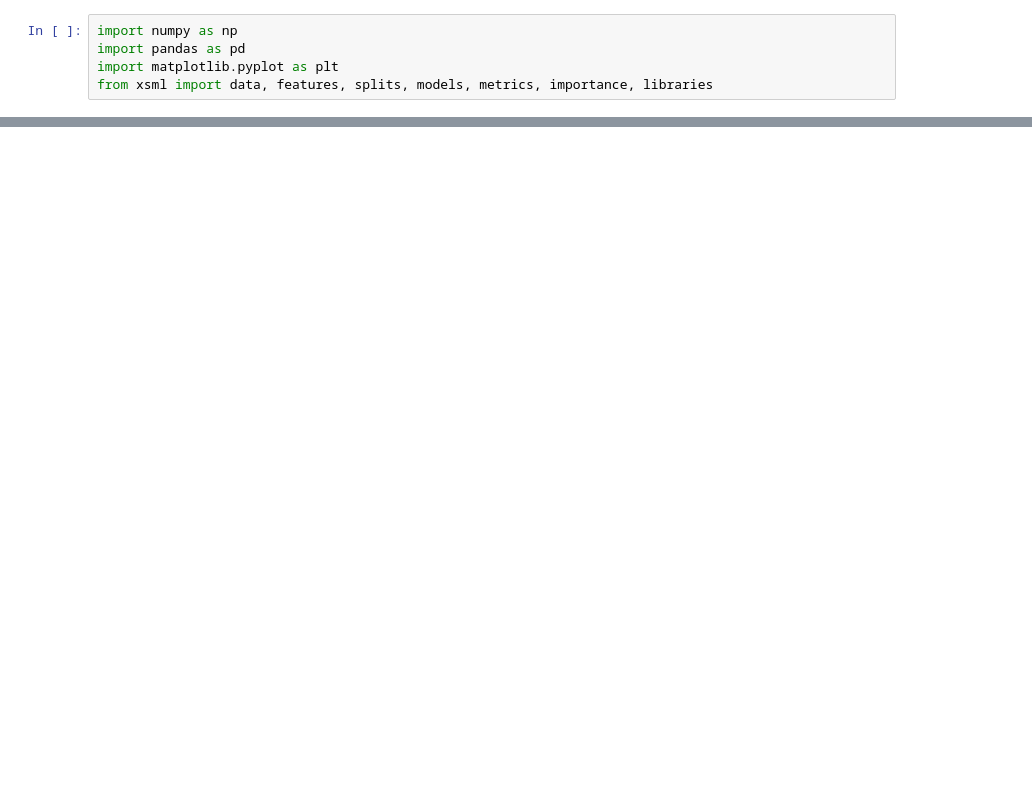
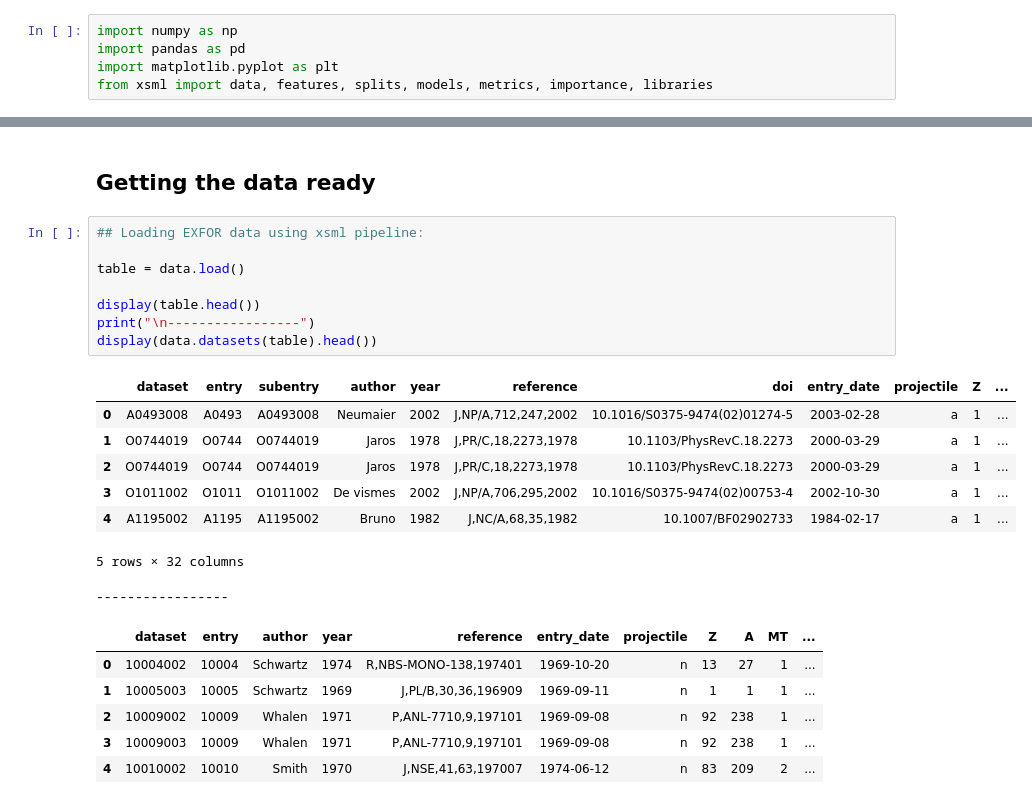
Before and after one commit to keenanbishop135/MSci-Project, a Jupyter notebook: Cl Test/notebooks/valdez-recreation.ipynb, the cells around one changed output, grey strips where cells are left out. Saved outputs shown, nothing was run; the diff lists cells and outputs as text; blank space fills up the shorter version.

```diff
--- a/Cl Test/notebooks/valdez-recreation.ipynb
+++ b/Cl Test/notebooks/valdez-recreation.ipynb
@@ -50,0 +54,25 @@ This feature set should be constructed from scratch as it is unique to this pape
+# %% [markdown]
+## Getting the data ready
+# %%
+## Loading EXFOR data using xsml pipeline:
+
+table = data.load()
+
+display(table.head())
+print("\n-----------------")
+display(data.datasets(table).head())
+# %% [output]
+|  | dataset | entry | subentry | author | year | reference | doi | entry_date | projectile | Z | ... |
+| 0 | A0493008 | A0493 | A0493008 | Neumaier | 2002 | J,NP/A,712,247,2002 | 10.1016/S0375-9474(02)01274-5 | 2003-02-28 | a | 1 | ... |
+| 1 | O0744019 | O0744 | O0744019 | Jaros | 1978 | J,PR/C,18,2273,1978 | 10.1103/PhysRevC.18.2273 | 2000-03-29 | a | 1 | ... |
+| 2 | O0744019 | O0744 | O0744019 | Jaros | 1978 | J,PR/C,18,2273,1978 | 10.1103/PhysRevC.18.2273 | 2000-03-29 | a | 1 | ... |
+| 3 | O1011002 | O1011 | O1011002 | De vismes | 2002 | J,NP/A,706,295,2002 | 10.1016/S0375-9474(02)00753-4 | 2002-10-30 | a | 1 | ... |
+| 4 | A1195002 | A1195 | A1195002 | Bruno | 1982 | J,NC/A,68,35,1982 | 10.1007/BF02902733 | 1984-02-17 | a | 1 | ... |
+5 rows × 32 columns
+-----------------
+|  | dataset | entry | author | year | reference | entry_date | projectile | Z | A | MT | ... |
+| 0 | 10004002 | 10004 | Schwartz | 1974 | R,NBS-MONO-138,197401 | 1969-10-20 | n | 13 | 27 | 1 | ... |
+| 1 | 10005003 | 10005 | Schwartz | 1969 | J,PL/B,30,36,196909 | 1969-09-11 | n | 1 | 1 | 1 | ... |
+| 2 | 10009002 | 10009 | Whalen | 1971 | P,ANL-7710,9,197101 | 1969-09-08 | n | 92 | 238 | 1 | ... |
+| 3 | 10009003 | 10009 | Whalen | 1971 | P,ANL-7710,9,197101 | 1969-09-08 | n | 92 | 238 | 1 | ... |
+| 4 | 10010002 | 10010 | Smith | 1970 | J,NSE,41,63,197007 | 1974-06-12 | n | 83 | 209 | 2 | ... |
```
Also changed, not shown: parts of 32 cells of this notebook.
